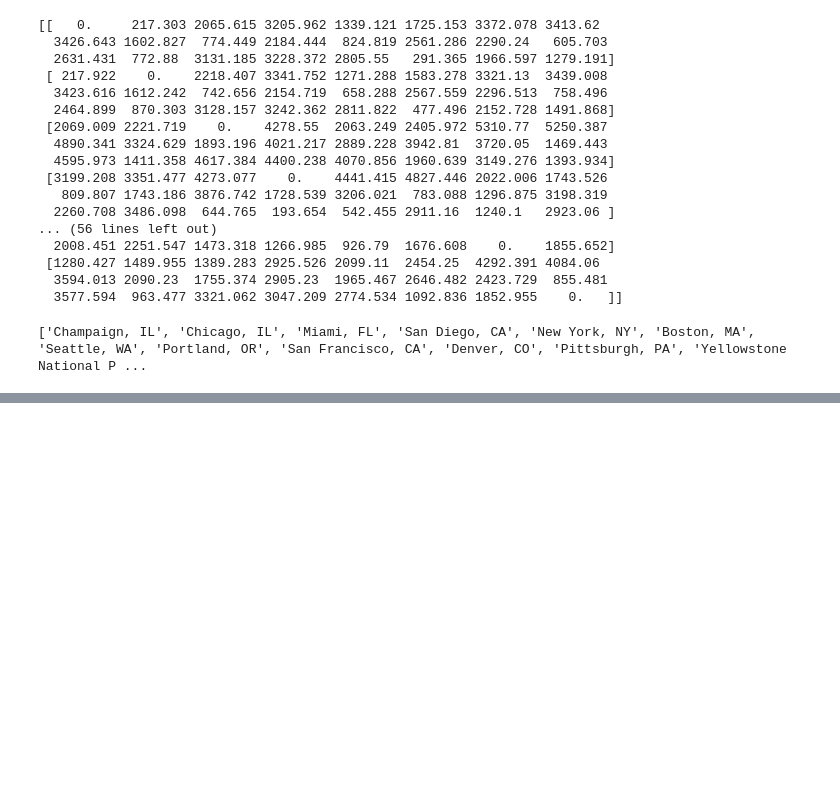
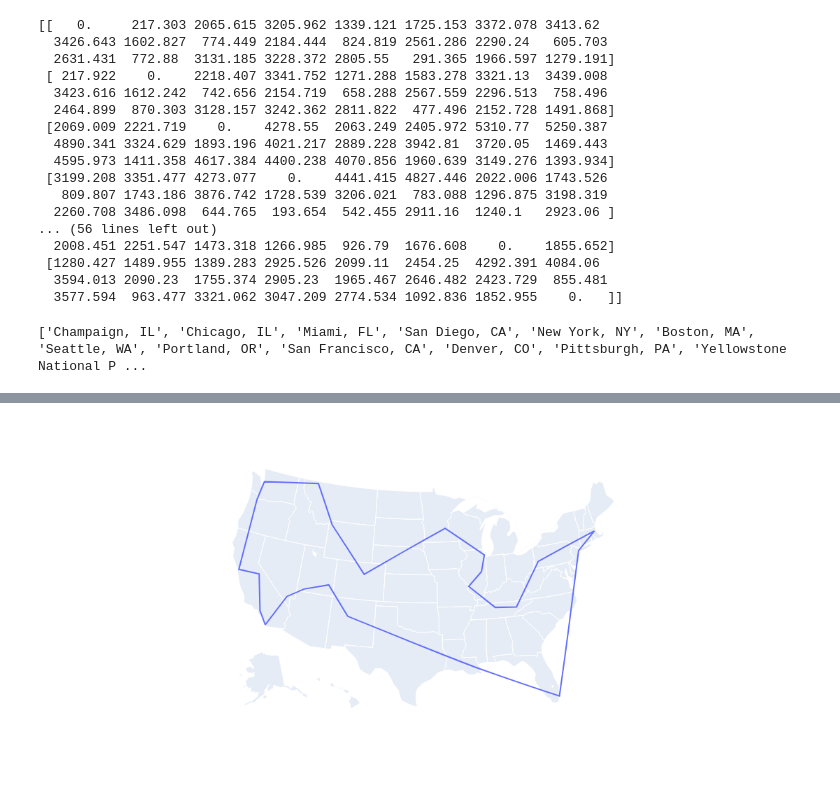
Before and after one commit to tharunk31/TripRouterTSP, a Jupyter notebook: TSPTripPlan.ipynb, the cells around one changed output, grey strips where cells are left out. Drawn from its saved outputs; the diff is of its cells as text; code cells hidden in the pictures; blank space fills up the shorter version.

```diff
--- a/TSPTripPlan.ipynb
+++ b/TSPTripPlan.ipynb
@@ -257,0 +294,8 @@ for i in range(len(Locations)):
+# %%
+Zeros = np.zeros(len(Routing))
+LongLat = pd.DataFrame({"Locations":Zeros,
+                       "Latitudes":Zeros,
+                       "Longitudes":Zeros})
+for i in range(len(Routing)):
+    LongLat.loc[i] = [Locations[Routing[i]],Latitudes[Routing[i]],Longitudes[Routing[i]]]
+LongLat
@@ -257,0 +320,6 @@ for i in range(len(Locations)):
+# %%
+fig = px.line_geo(LongLat,lat="Latitudes",lon="Longitudes",hover_name="Locations")
+fig.update_layout(geo_scope="usa",height=500)
+fig.show()
+# %% [output]
+[figure, added]
```
Also changed, not shown: parts of 11 cells of this notebook.
